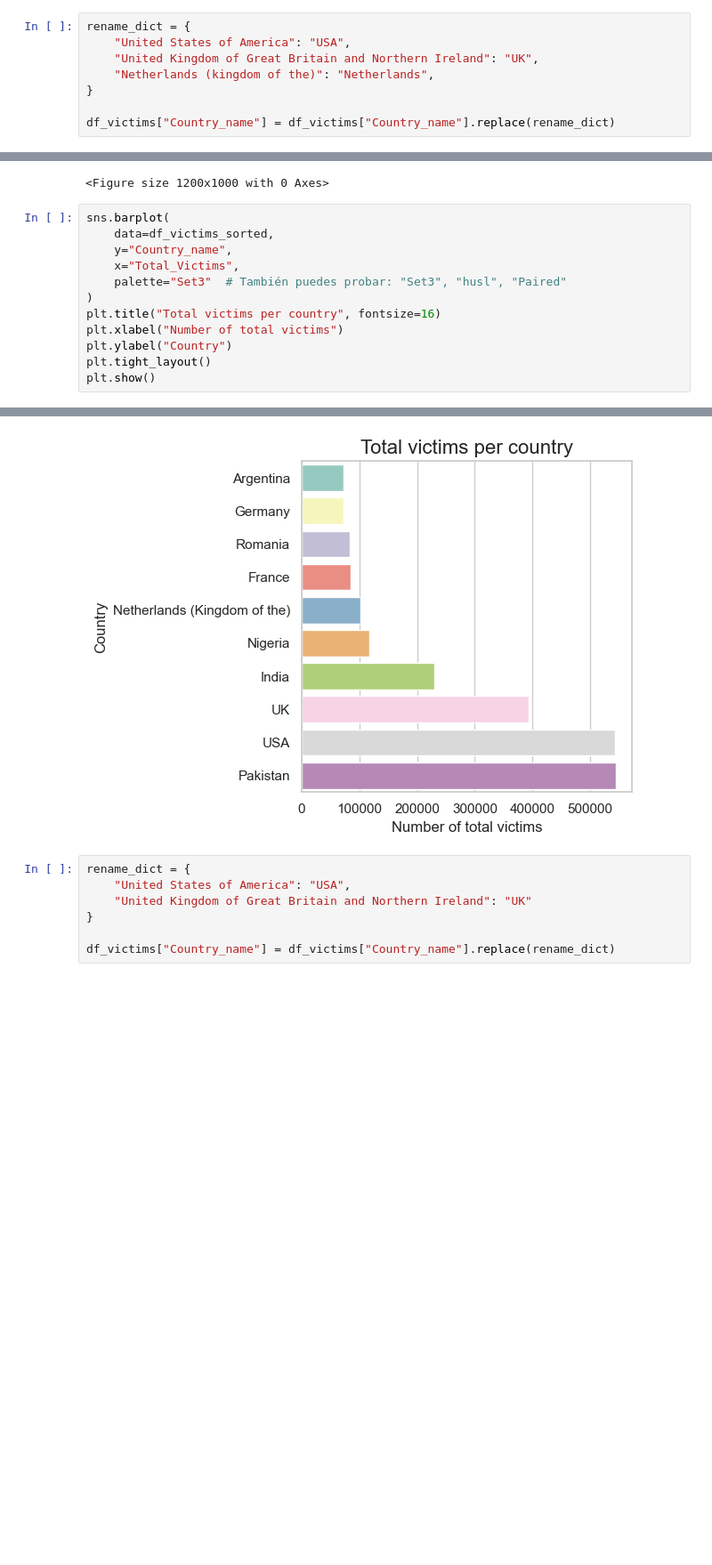
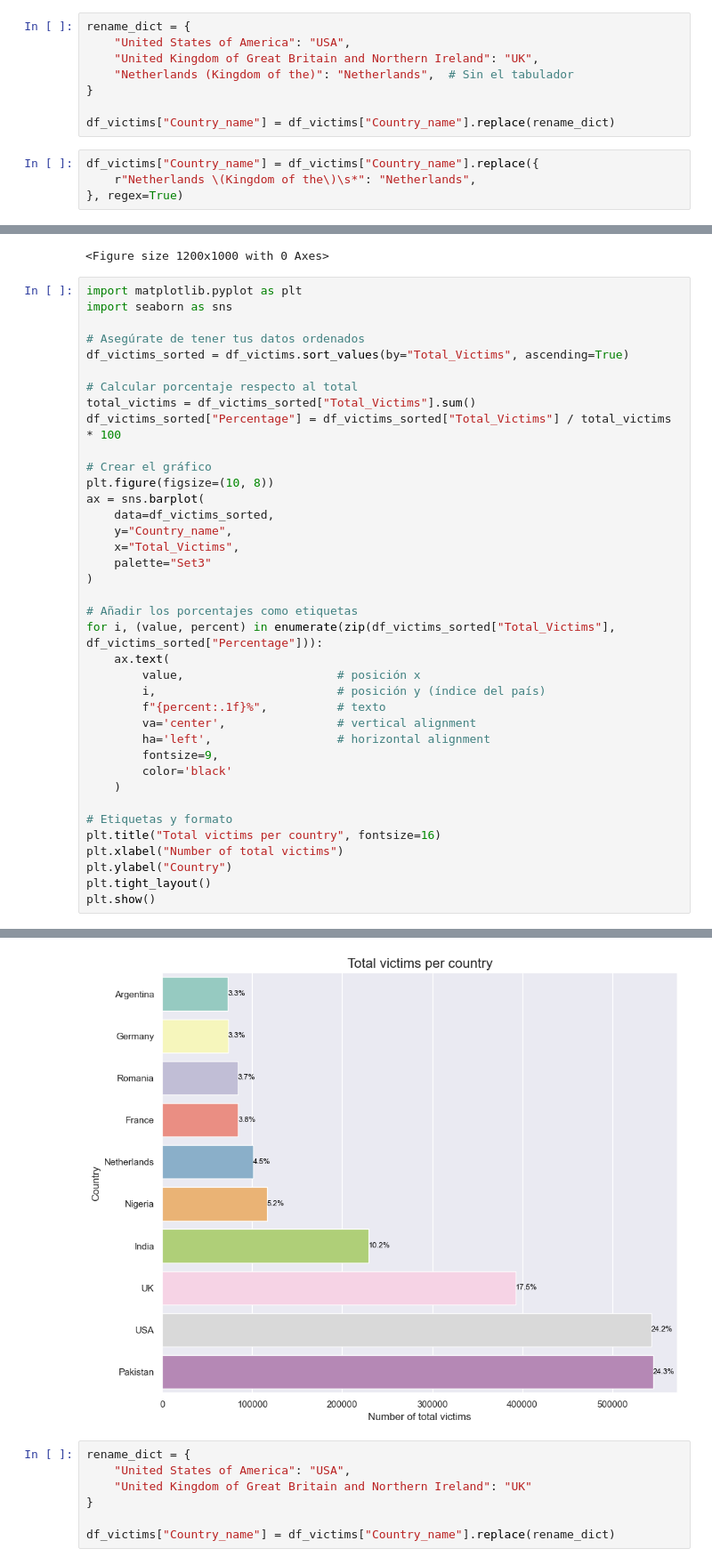
Before and after one commit to mari21041/first_project, a Jupyter notebook: data/Grafics/Grafics project.ipynb, the cells around one changed output, grey strips where cells are left out. Shown: that part at 89% size. Drawn from its saved outputs; the diff is of its cells as text; blank space fills up the shorter version.

```diff
--- a/data/Grafics/Grafics project.ipynb
+++ b/data/Grafics/Grafics project.ipynb
@@ -15,10 +20,14 @@ df_victims.head()
 rename_dict = {
     "United States of America": "USA",
     "United Kingdom of Great Britain and Northern Ireland": "UK",
-    "Netherlands (kingdom of the)": "Netherlands",
+    "Netherlands (Kingdom of the)": "Netherlands",  # Sin el tabulador
 }
 
 df_victims["Country_name"] = df_victims["Country_name"].replace(rename_dict)
+# %%
+df_victims["Country_name"] = df_victims["Country_name"].replace({
+    r"Netherlands \(Kingdom of the\)\s*": "Netherlands",
+}, regex=True)
 # %%
 import matplotlib.pyplot as plt
 import seaborn as sns
@@ -30,12 +39,38 @@ sns.set(style="whitegrid")
 # %% [output]
 <Figure size 1200x1000 with 0 Axes>
 # %%
-sns.barplot(
+import matplotlib.pyplot as plt
+import seaborn as sns
+
+# Asegúrate de tener tus datos ordenados
+df_victims_sorted = df_victims.sort_values(by="Total_Victims", ascending=True)
+
+# Calcular porcentaje respecto al total
+total_victims = df_victims_sorted["Total_Victims"].sum()
+df_victims_sorted["Percentage"] = df_victims_sorted["Total_Victims"] / total_victims * 100
+
+# Crear el gráfico
+plt.figure(figsize=(10, 8))
+ax = sns.barplot(
     data=df_victims_sorted,
     y="Country_name",
     x="Total_Victims",
-    palette="Set3"  # También puedes probar: "Set3", "husl", "Paired"
+    palette="Set3"
 )
+
+# Añadir los porcentajes como etiquetas
+for i, (value, percent) in enumerate(zip(df_victims_sorted["Total_Victims"], df_victims_sorted["Percentage"])):
+    ax.text(
+        value,                      # posición x
+        i,                          # posición y (índice del país)
+        f"{percent:.1f}%",          # texto
+        va='center',                # vertical alignment
+        ha='left',                  # horizontal alignment
+        fontsize=9,
+        color='black'
+    )
+
+# Etiquetas y formato
 plt.title("Total victims per country", fontsize=16)
 plt.xlabel("Number of total victims")
 plt.ylabel("Country")
@@ -48,4 +83,4 @@ Passing `palette` without assigning `hue` is deprecated and will be removed in v
-[figure, old version]
+[figure, new version]
 # %%
 rename_dict = {
     "United States of America": "USA",
```
Also changed, not shown: parts of 5 cells of this notebook, 21 other files.
